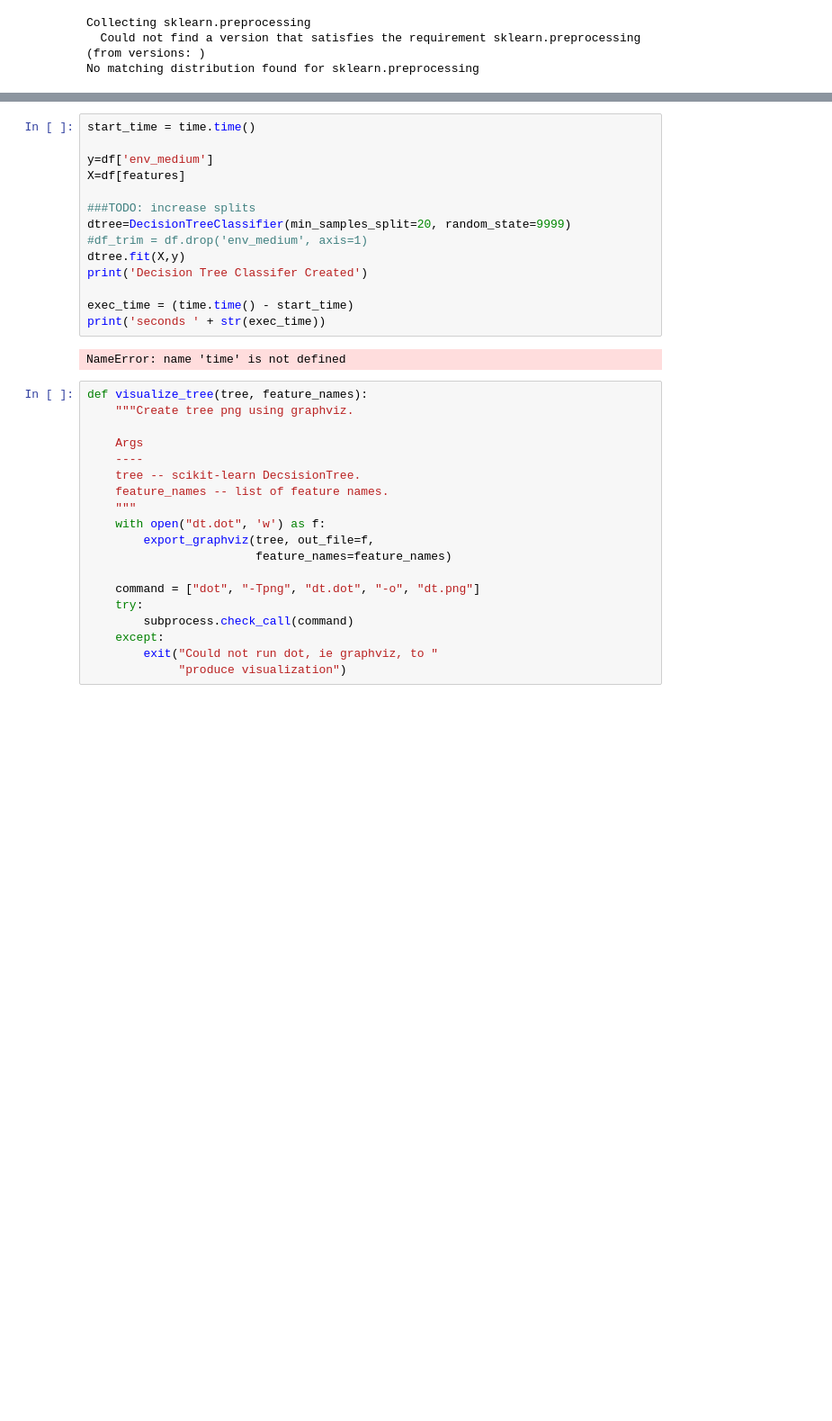
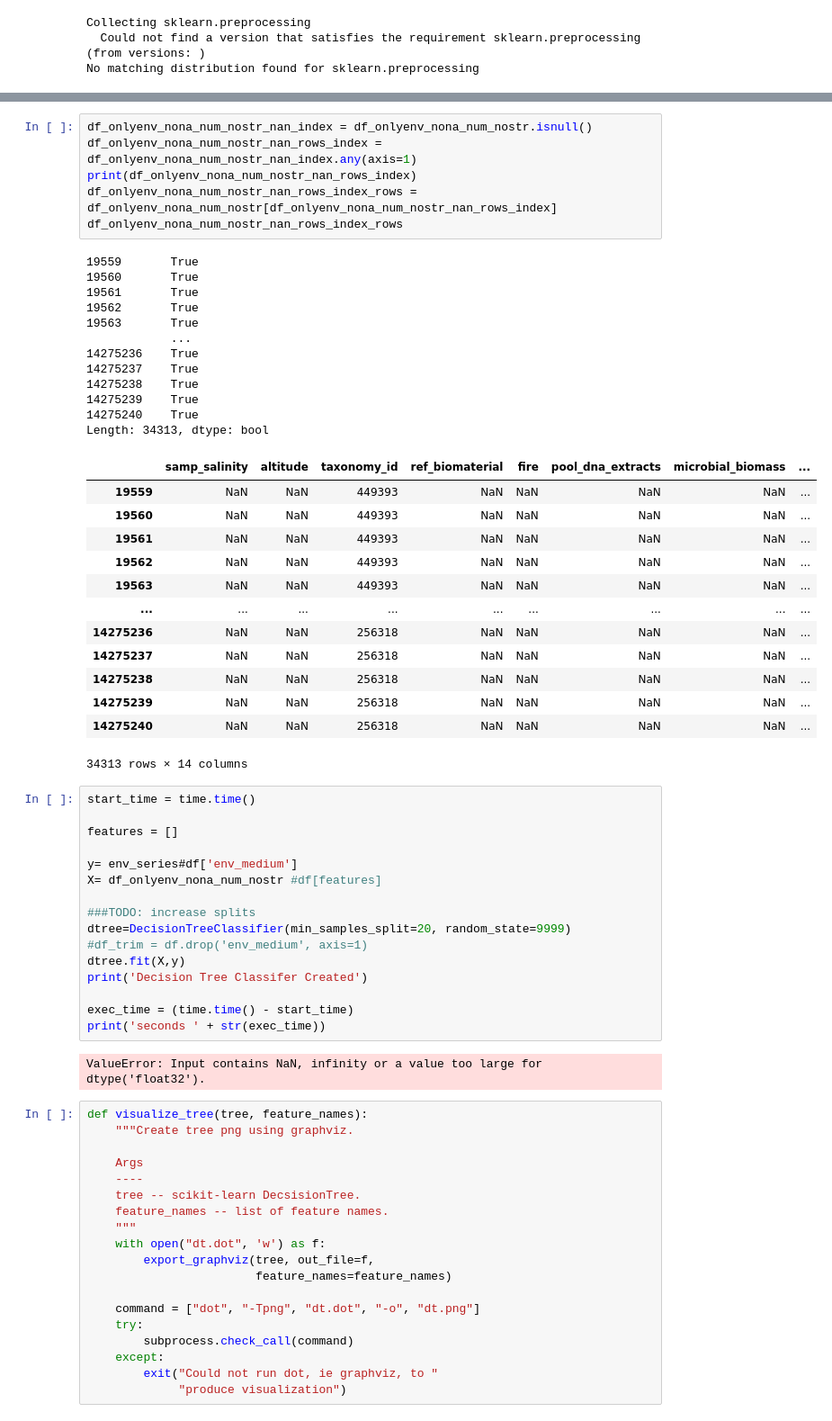
Before and after one commit to INCATools/biosample-analysis, a Jupyter notebook: notebooks/first_analysis_notebook.ipynb, the cells around one changed output, grey strips where cells are left out. Shown: that part at 90% size. Cells and saved outputs as stored; diff of their text form; blank space fills up the shorter version.

```diff
--- a/notebooks/first_analysis_notebook.ipynb
+++ b/notebooks/first_analysis_notebook.ipynb
@@ -141,8 +402,42 @@ pandas.core.indexes.base.Index
+# %%
+df_onlyenv_nona_num_nostr_nan_index = df_onlyenv_nona_num_nostr.isnull()
+df_onlyenv_nona_num_nostr_nan_rows_index = df_onlyenv_nona_num_nostr_nan_index.any(axis=1)
+print(df_onlyenv_nona_num_nostr_nan_rows_index)
+df_onlyenv_nona_num_nostr_nan_rows_index_rows = df_onlyenv_nona_num_nostr[df_onlyenv_nona_num_nostr_nan_rows_index]
+df_onlyenv_nona_num_nostr_nan_rows_index_rows
+# %% [output]
+19559       True
+19560       True
+19561       True
+19562       True
+19563       True
+            ...
+14275236    True
+14275237    True
+14275238    True
+14275239    True
+14275240    True
+Length: 34313, dtype: bool
+|  | samp_salinity | altitude | taxonomy_id | ref_biomaterial | fire | pool_dna_extracts | microbial_biomass | ... |
+| 19559 | NaN | NaN | 449393 | NaN | NaN | NaN | NaN | ... |
+| 19560 | NaN | NaN | 449393 | NaN | NaN | NaN | NaN | ... |
+| 19561 | NaN | NaN | 449393 | NaN | NaN | NaN | NaN | ... |
+| 19562 | NaN | NaN | 449393 | NaN | NaN | NaN | NaN | ... |
+| 19563 | NaN | NaN | 449393 | NaN | NaN | NaN | NaN | ... |
+| ... | ... | ... | ... | ... | ... | ... | ... | ... |
+| 14275236 | NaN | NaN | 256318 | NaN | NaN | NaN | NaN | ... |
+| 14275237 | NaN | NaN | 256318 | NaN | NaN | NaN | NaN | ... |
+| 14275238 | NaN | NaN | 256318 | NaN | NaN | NaN | NaN | ... |
+| 14275239 | NaN | NaN | 256318 | NaN | NaN | NaN | NaN | ... |
+| 14275240 | NaN | NaN | 256318 | NaN | NaN | NaN | NaN | ... |
+34313 rows × 14 columns
 # %%
 start_time = time.time()
 
-y=df['env_medium']
-X=df[features]
+features = []
+
+y= env_series#df['env_medium']
+X= df_onlyenv_nona_num_nostr #df[features]
 
 ###TODO: increase splits
 dtree=DecisionTreeClassifier(min_samples_split=20, random_state=9999)
@@ -153,7 +448,7 @@ print('Decision Tree Classifer Created')
 exec_time = (time.time() - start_time)
 print('seconds ' + str(exec_time))
 # %% [output]
-NameError: name 'time' is not defined
+ValueError: Input contains NaN, infinity or a value too large for dtype('float32').
 # %%
 def visualize_tree(tree, feature_names):
     """Create tree png using graphviz.
```
Also changed, not shown: parts of 34 cells of this notebook.
